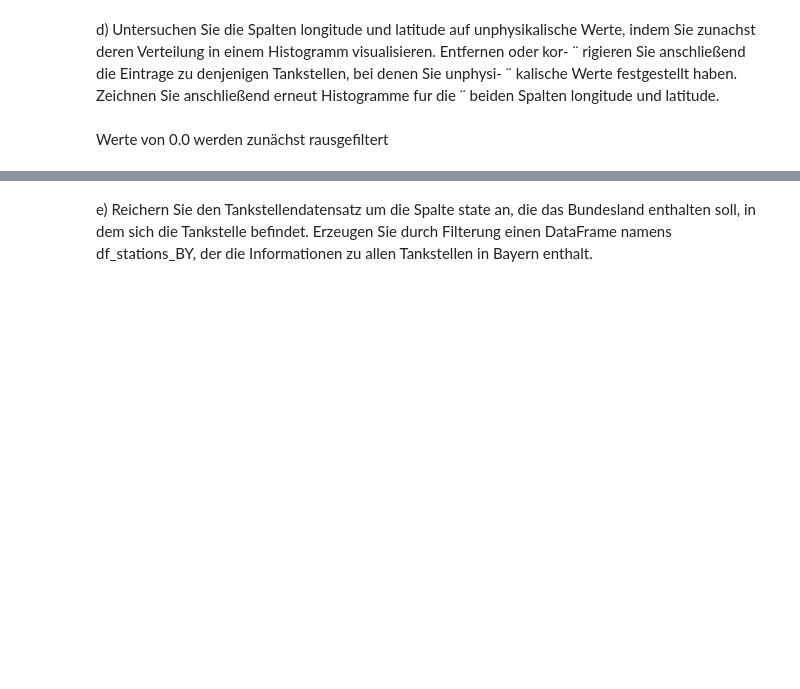
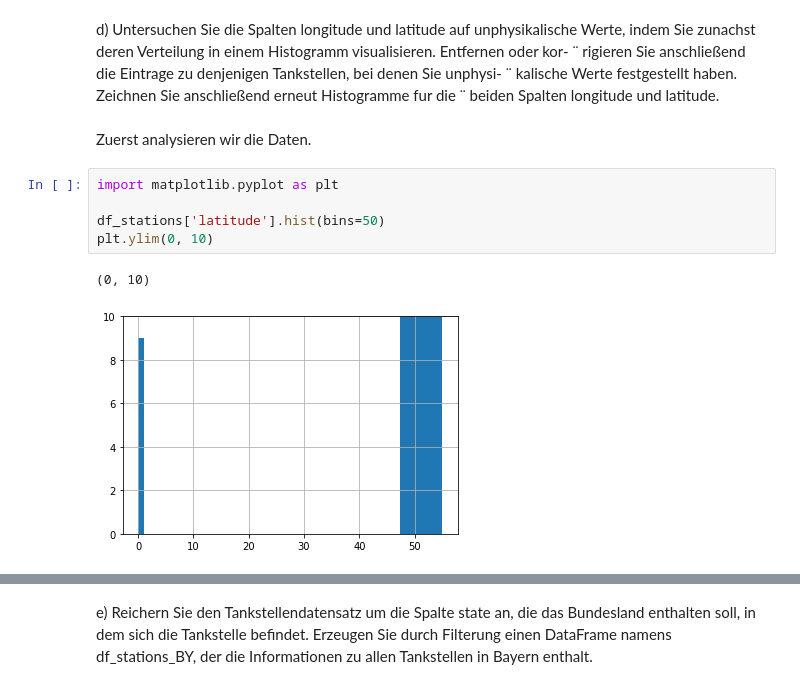
Before and after one commit to TechPiranja/DA_Stud, a Jupyter notebook: nachname_vorname.ipynb, the cells around one changed output, grey strips where cells are left out. Saved outputs shown, nothing was run; the diff lists cells and outputs as text; blank space fills up the shorter version.

```diff
--- a/nachname_vorname.ipynb
+++ b/nachname_vorname.ipynb
@@ -97,5 +137,13 @@ d) Untersuchen Sie die Spalten longitude und latitude auf unphysikalische Werte,
 rigieren Sie anschließend die Eintrage zu denjenigen Tankstellen, bei denen Sie unphysi- ¨
 kalische Werte festgestellt haben. Zeichnen Sie anschließend erneut Histogramme fur die ¨
 beiden Spalten longitude und latitude.
-# %% [markdown]
-Werte von 0.0 werden zunächst rausgefiltert
+# %% [markdown]
+Zuerst analysieren wir die Daten.
+# %%
+import matplotlib.pyplot as plt
+
+df_stations['latitude'].hist(bins=50)
+plt.ylim(0, 10)
+# %% [output]
+(0, 10)
+[figure, added]
```
Also changed, not shown: parts of 8 cells of this notebook.
